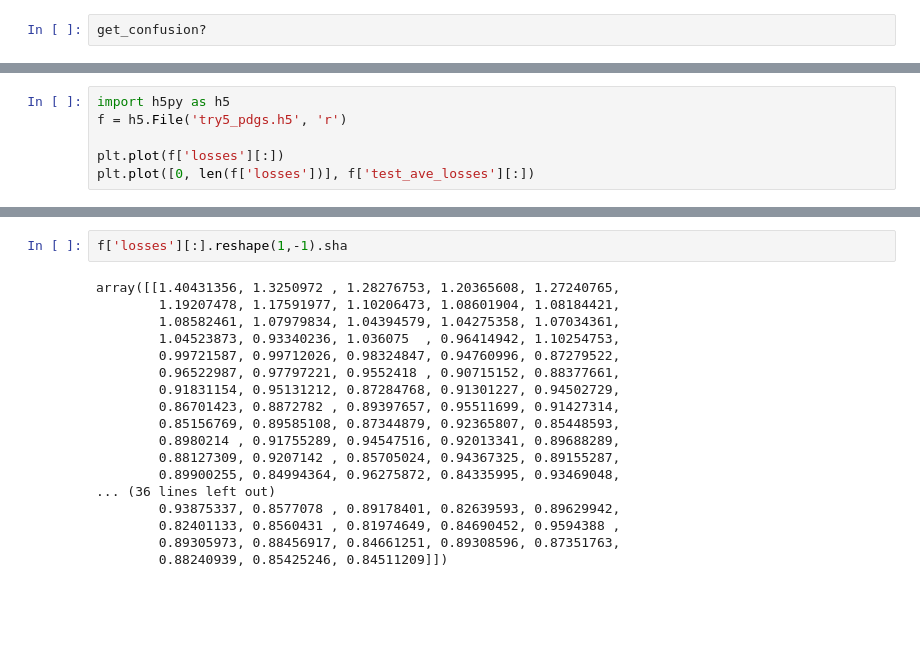
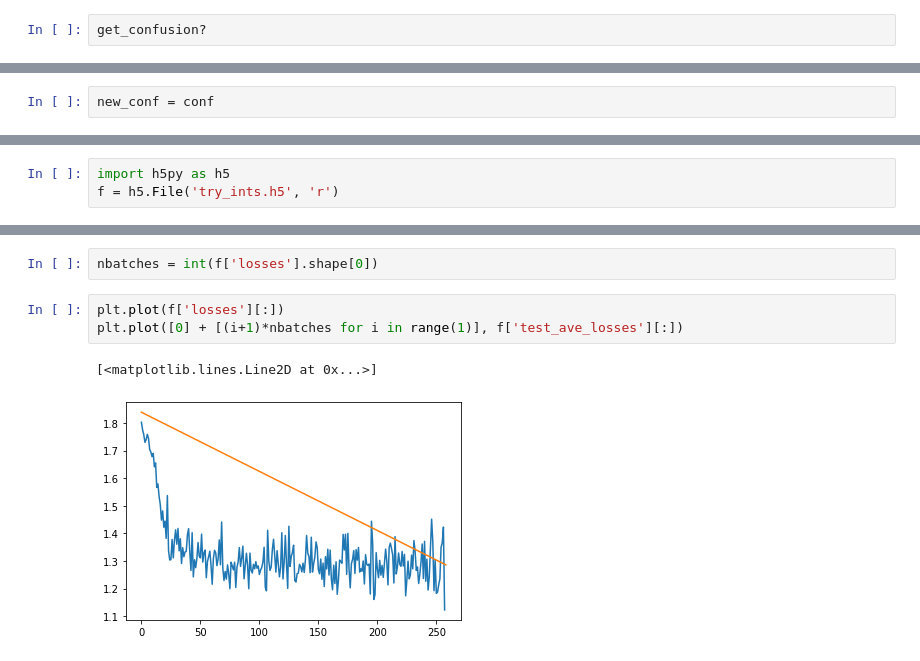
Before and after one commit to calcuttj/GNNProject, a Jupyter notebook: Load network.ipynb, the cells around one changed output, grey strips where cells are left out. Saved outputs shown, nothing was run; the diff lists cells and outputs as text; blank space fills up the shorter version.

```diff
--- a/Load network.ipynb
+++ b/Load network.ipynb
@@ -69,0 +151,2 @@ NameError: name 'new_conf2' is not defined
+# %%
+new_conf = conf
@@ -70,6 +185,3 @@ NameError: name 'new_conf2' is not defined
 # %%
 import h5py as h5
-f = h5.File('try5_pdgs.h5', 'r')
-
-plt.plot(f['losses'][:])
-plt.plot([0, len(f['losses'])], f['test_ave_losses'][:])
+f = h5.File('try_ints.h5', 'r')
@@ -79,20 +188,8 @@ plt.plot([0, len(f['losses'])], f['test_ave_losses'][:])
-# %%
-f['losses'][:].reshape(1,-1).sha
-# %% [output]
-array([[1.40431356, 1.3250972 , 1.28276753, 1.20365608, 1.27240765,
-        1.19207478, 1.17591977, 1.10206473, 1.08601904, 1.08184421,
-        1.08582461, 1.07979834, 1.04394579, 1.04275358, 1.07034361,
-        1.04523873, 0.93340236, 1.036075  , 0.96414942, 1.10254753,
-        0.99721587, 0.99712026, 0.98324847, 0.94760996, 0.87279522,
-        0.96522987, 0.97797221, 0.9552418 , 0.90715152, 0.88377661,
-        0.91831154, 0.95131212, 0.87284768, 0.91301227, 0.94502729,
-        0.86701423, 0.8872782 , 0.89397657, 0.95511699, 0.91427314,
-        0.85156769, 0.89585108, 0.87344879, 0.92365807, 0.85448593,
-        0.8980214 , 0.91755289, 0.94547516, 0.92013341, 0.89688289,
-        0.88127309, 0.9207142 , 0.85705024, 0.94367325, 0.89155287,
-        0.89900255, 0.84994364, 0.96275872, 0.84335995, 0.93469048,
-... (36 lines left out)
-        0.93875337, 0.8577078 , 0.89178401, 0.82639593, 0.89629942,
-        0.82401133, 0.8560431 , 0.81974649, 0.84690452, 0.9594388 ,
-        0.89305973, 0.88456917, 0.84661251, 0.89308596, 0.87351763,
-        0.88240939, 0.85425246, 0.84511209]])
+# %%
+nbatches = int(f['losses'].shape[0])
+# %%
+plt.plot(f['losses'][:])
+plt.plot([0] + [(i+1)*nbatches for i in range(1)], f['test_ave_losses'][:])
+# %% [output]
+[<matplotlib.lines.Line2D at 0x...>]
+[figure, added]
```
Also changed, not shown: parts of 29 cells of this notebook, 5 other files.
